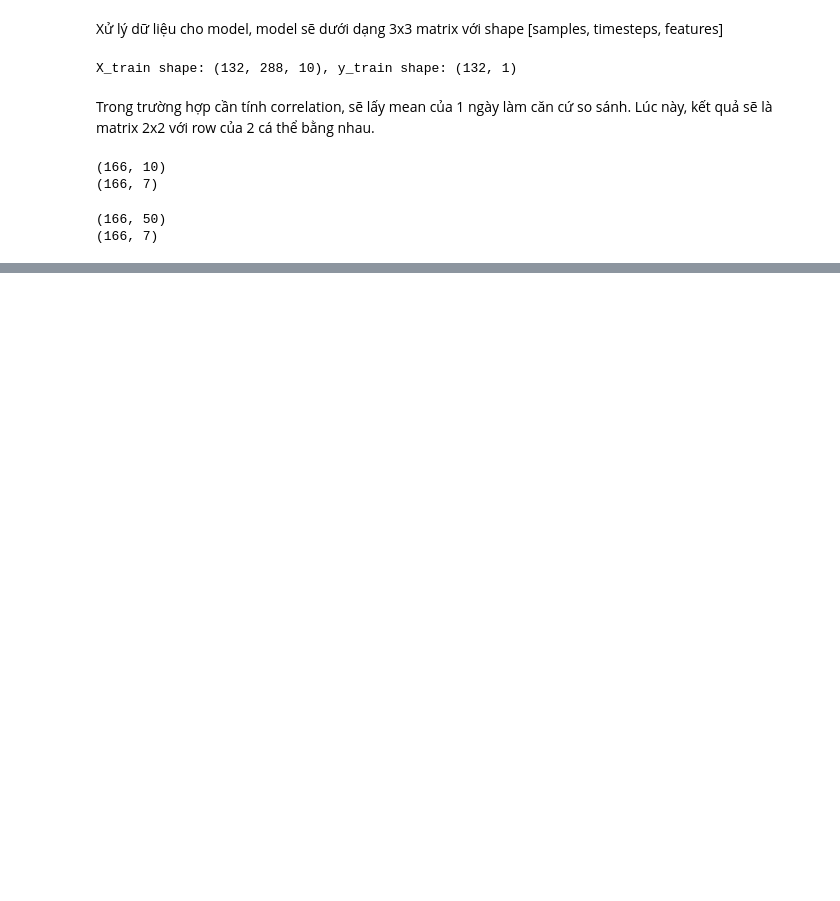
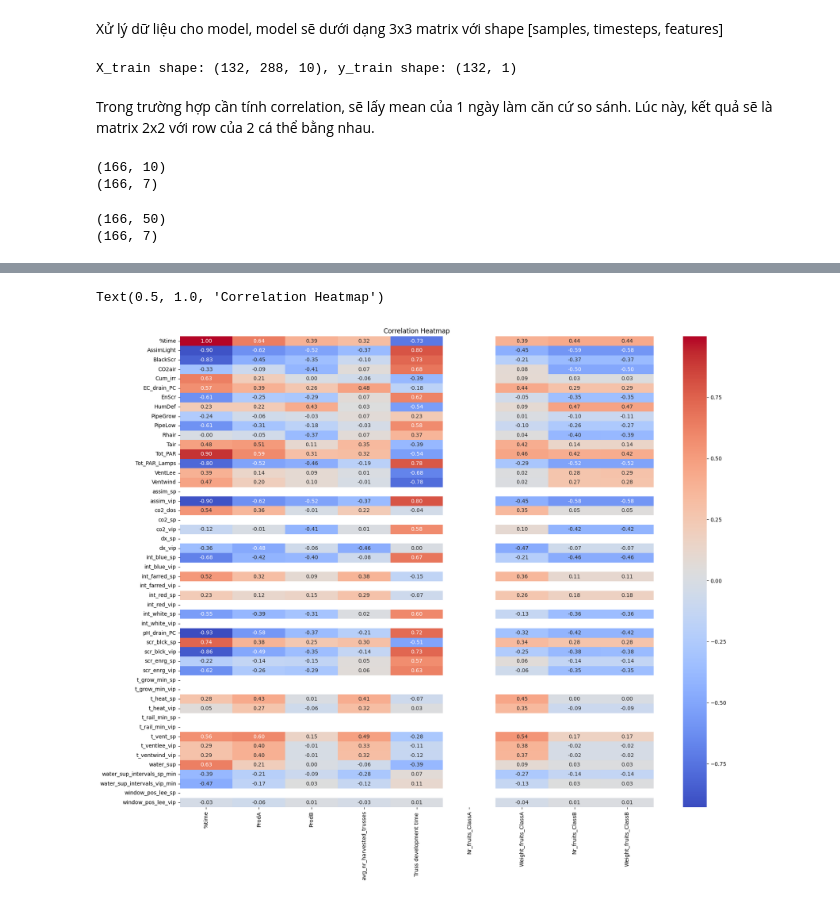
Before and after one commit to doupeter17/TSGreen, a Jupyter notebook: Code/data_processing.ipynb, the cells around one changed output, grey strips where cells are left out. Saved outputs shown, nothing was run; the diff lists cells and outputs as text; code cells hidden in the pictures; blank space fills up the shorter version.

```diff
--- a/Code/data_processing.ipynb
+++ b/Code/data_processing.ipynb
@@ -103,3 +88,18 @@ print(resource.shape)        # (166, N_resource)
 # %% [output]
 (166, 50)
 (166, 7)
+# %%
+def reshape_data(df, sample_per_day):
+    total_samples = len(df)
+    num_days = total_samples // sample_per_day
+
+    reshaped_data = []
+
+    for i in range(num_days):
+        start = i * sample_per_day
+        end = start + sample_per_day
+        window = df.iloc[start:end]
+        feature_vector = window.mean().values
+        reshaped_data.append(feature_vector)
+
+    return pd.DataFrame(reshaped_data, columns=df.columns)
@@ -141,3 +131,12 @@ Text(0.5, 1.0, 'Correlation Heatmap')
+# %%
+plt.figure(figsize=(20, 16))
+corr_matrix = compute_correlation_matrix(df_climate, production)
+# print(corr_matrix) # Từ đây có thể vẽ heatmap
+sns.heatmap(corr_matrix, annot=True, cmap='coolwarm', fmt=".2f")
+plt.title("Correlation Heatmap")
+# %% [output]
+Text(0.5, 1.0, 'Correlation Heatmap')
+[figure, added]
 # %%
 import numpy as np
 import pandas as pd
```
Also changed, not shown: parts of 17 cells of this notebook, 2 other files.
